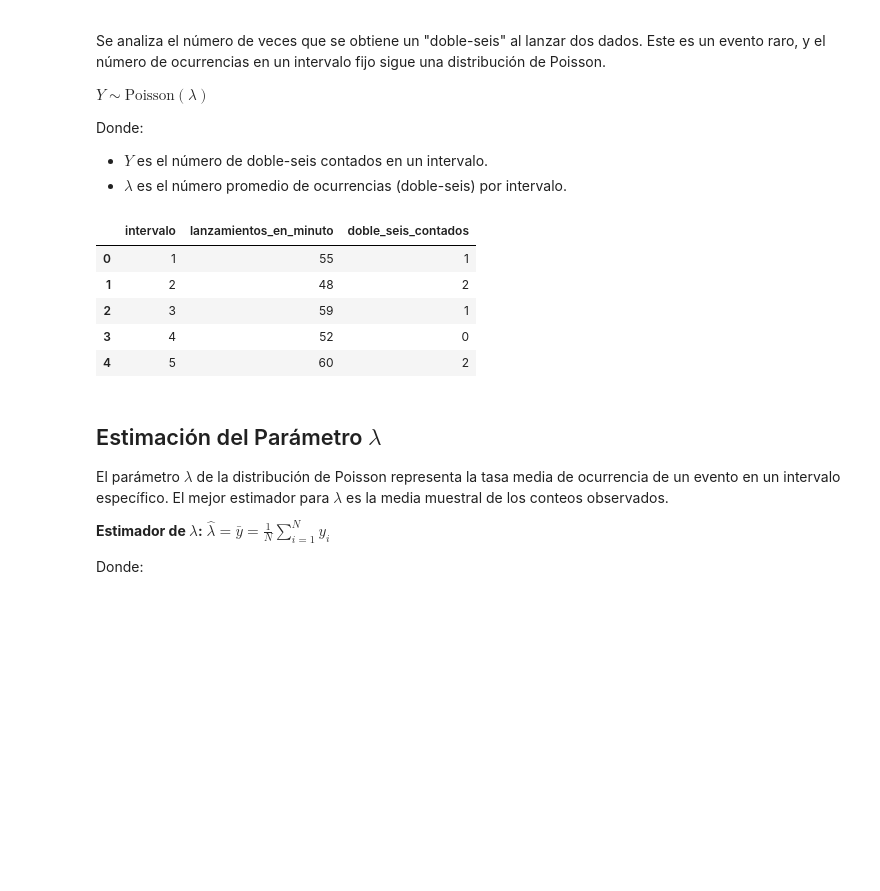
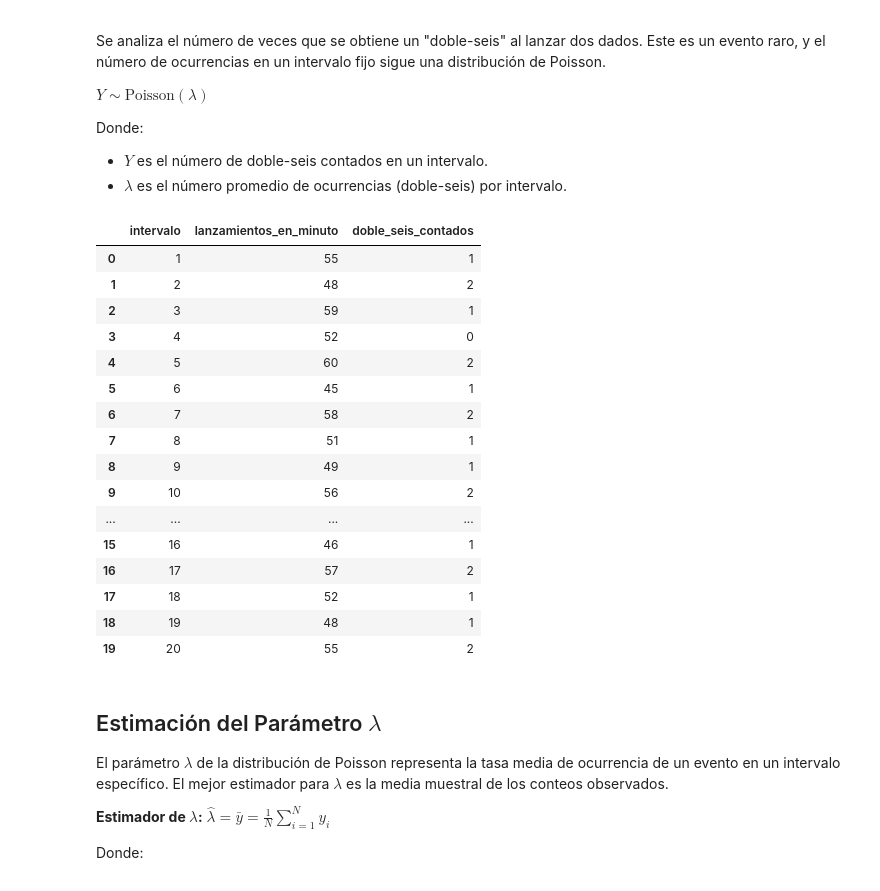
Before and after one commit to jhonier-jimenez/physics-labs, a Jupyter notebook: dados/practica2.ipynb, the cells around one changed output. Cells and saved outputs as stored; diff of their text form; code cells hidden in the pictures; blank space fills up the shorter version.

```diff
--- a/dados/practica2.ipynb
+++ b/dados/practica2.ipynb
@@ -18,22 +18,33 @@ Donde:
 # %%
 import pandas as pd
 import numpy as np
 import matplotlib.pyplot as plt
 import seaborn as sns
 from scipy.stats import poisson, chi2
 
 # Cargar los datos
 df = pd.read_csv('datos_practica2.csv')
 
 # Mostrar los primeros 5 intervalos
-df.head()
+df
 # %% [output]
 |  | intervalo | lanzamientos_en_minuto | doble_seis_contados |
 | 0 | 1 | 55 | 1 |
 | 1 | 2 | 48 | 2 |
 | 2 | 3 | 59 | 1 |
 | 3 | 4 | 52 | 0 |
 | 4 | 5 | 60 | 2 |
+| 5 | 6 | 45 | 1 |
+| 6 | 7 | 58 | 2 |
+| 7 | 8 | 51 | 1 |
+| 8 | 9 | 49 | 1 |
+| 9 | 10 | 56 | 2 |
+| ... | ... | ... | ... |
+| 15 | 16 | 46 | 1 |
+| 16 | 17 | 57 | 2 |
+| 17 | 18 | 52 | 1 |
+| 18 | 19 | 48 | 1 |
+| 19 | 20 | 55 | 2 |
 # %% [markdown]
 ## Estimación del Parámetro $\lambda$
 
```
Also changed, not shown: 1 other file.
